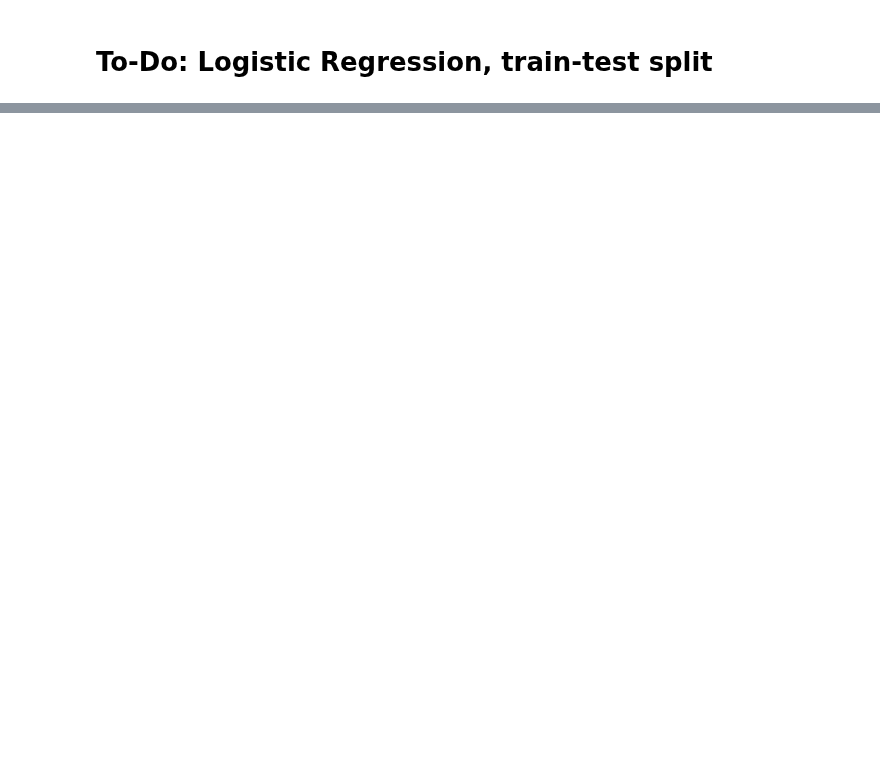
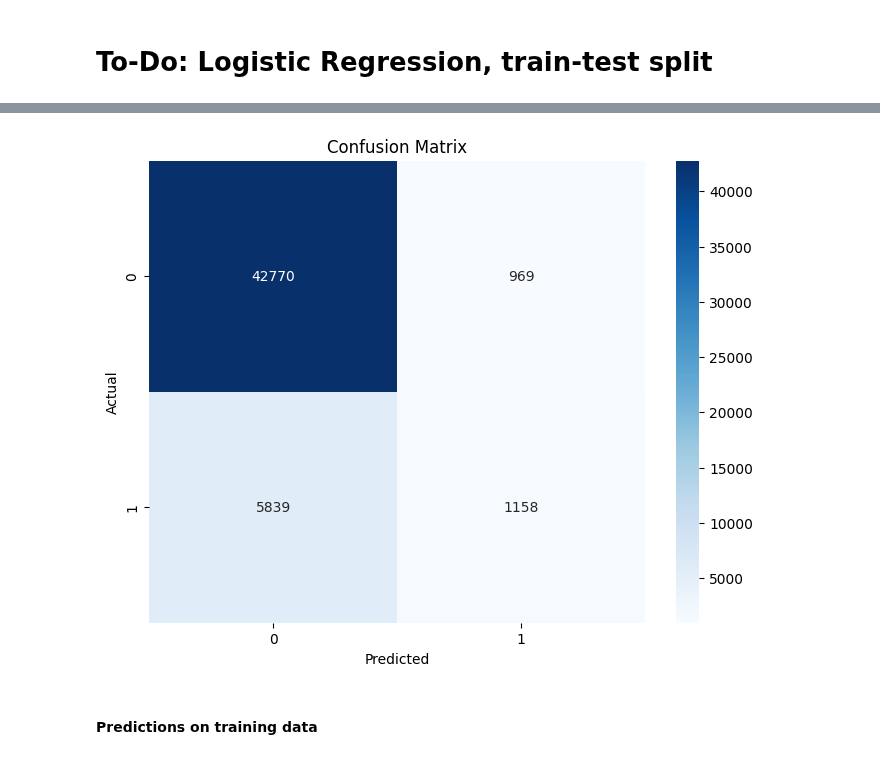
Before and after one commit to clemensbue/BBAN3001_Group_Assignment, a Jupyter notebook: Group_Assignment.ipynb, the cells around one changed output, grey strips where cells are left out. Drawn from its saved outputs; the diff is of its cells as text; code cells hidden in the pictures; blank space fills up the shorter version.

```diff
--- a/Group_Assignment.ipynb
+++ b/Group_Assignment.ipynb
@@ -179,0 +201,6 @@ hier weiter machen
+# %%
+X_train, X_test, y_train, y_test = train_test_split(X, y, test_size=0.2, random_state=42) #80 training 20 test
+# %%
+# Training a logistic regression model
+logreg = LogisticRegression(max_iter=1000)
+logreg.fit(X_train, y_train)
@@ -179,0 +211,8 @@ hier weiter machen
+# %%
+# Prediciting the test results
+y_pred = logreg.predict(X_test)
+# %%
+# Evaluating the model
+accuracy = accuracy_score(y_test, y_pred)
+conf_matrix = confusion_matrix(y_test, y_pred)
+class_report = classification_report(y_test, y_pred)
@@ -179,0 +243,12 @@ hier weiter machen
+# %%
+# visualize confusion matrix for test and train set
+
+plt.figure(figsize=(8,6))
+sns.heatmap(conf_matrix, annot=True, cmap='Blues', fmt='g')
+plt.xlabel('Predicted')
+plt.ylabel('Actual')
+plt.title('Confusion Matrix');
+# %% [output]
+[figure, added]
+# %% [markdown]
+#### Predictions on training data
```
Also changed, not shown: parts of 26 cells of this notebook.
